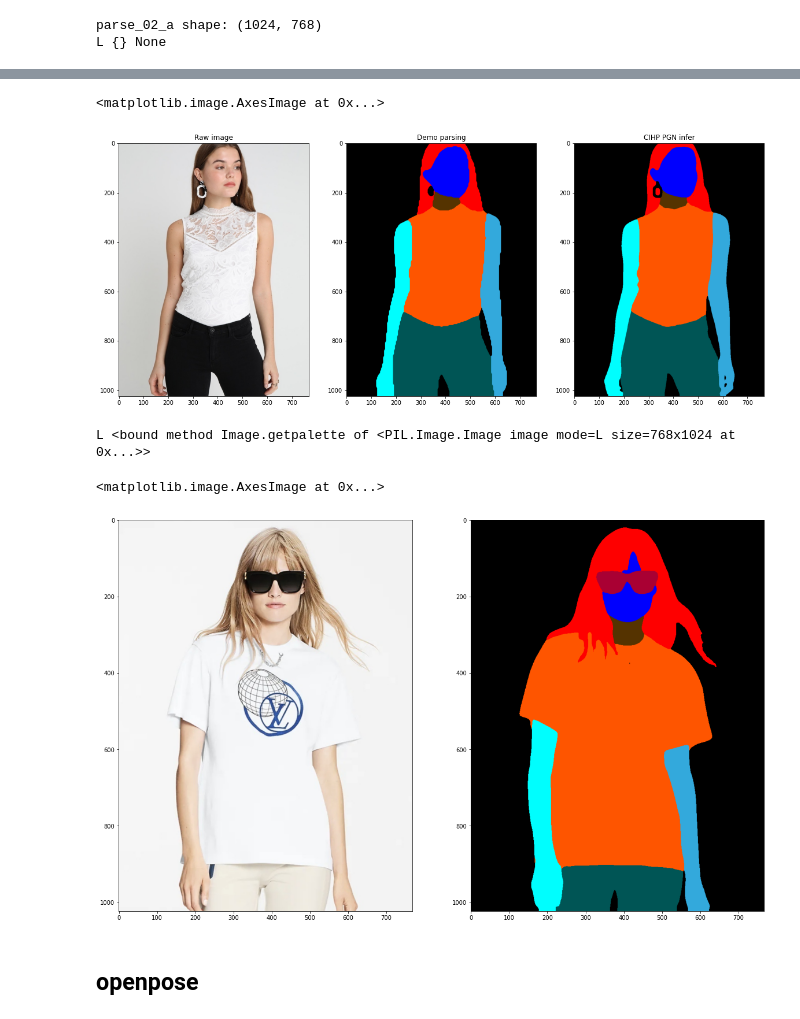
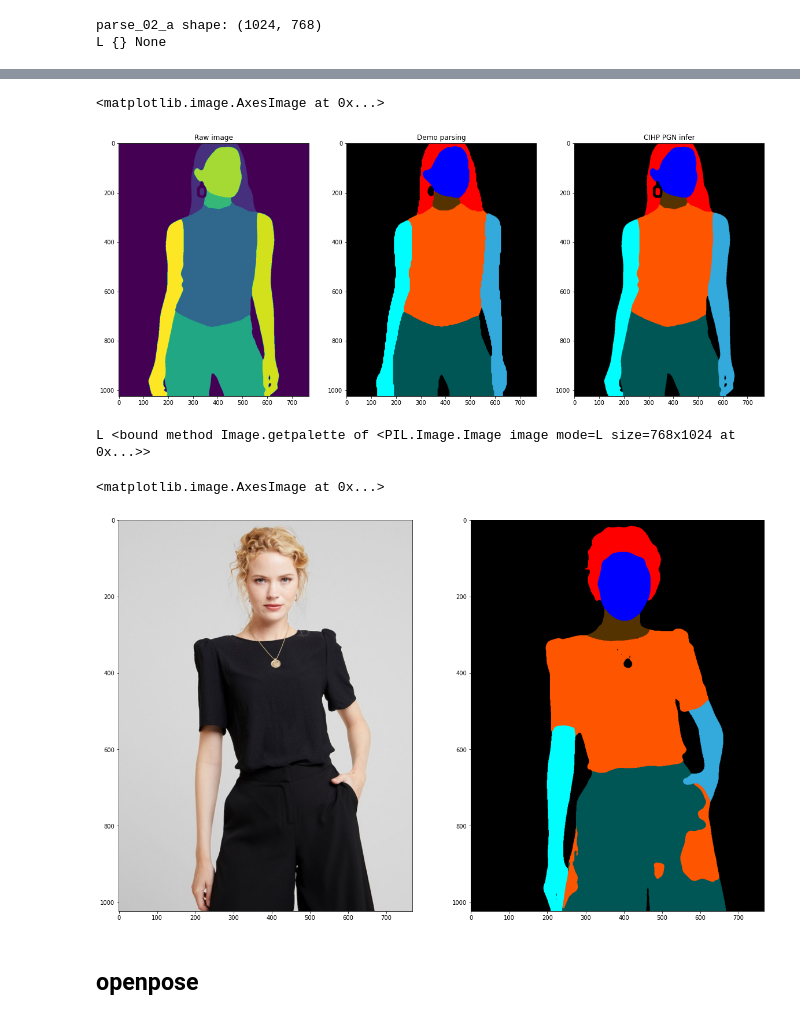
Before and after one commit to jiaqianjing/VITON-HD, a Jupyter notebook: analysis.ipynb, the cells around one changed output, grey strips where cells are left out. Cells and saved outputs as stored; diff of their text form; code cells hidden in the pictures.

```diff
--- a/analysis.ipynb
+++ b/analysis.ipynb
@@ -285,7 +269,7 @@ parse_02.putpalette(color_map)
 plt.figure(figsize=(20, 10), dpi=72)
 plt.subplot(1,3,1)
 plt.title('Raw image')
-plt.imshow(Image.open('datasets/test/image/10549_00.jpg'))
+plt.imshow(Image.open(test_parse_path))
 plt.subplot(1,3,2)
 plt.title("Demo parsing")
 plt.imshow(parse)
@@ -294,20 +278,20 @@ plt.title("CIHP PGN infer")
 plt.imshow(parse_02)
 # %% [output]
 <matplotlib.image.AxesImage at 0x...>
-[figure, old version]
+[figure, new version]
 # %%
-test = Image.open('./datasets/test/image-parse/m_00002.png').convert('L')
+test = Image.open('./datasets/test/image-parse/07573_00.png').convert('L')
 print(test.mode, test.getpalette)
 test.putpalette(color_map)
 plt.figure(figsize=(20,15), dpi=72)
 plt.subplot(1,2,1)
-plt.imshow(Image.open('./datasets/test/image/m_00002.jpg'))
+plt.imshow(Image.open('./datasets/test/image/07573_00.jpg'))
 plt.subplot(1,2,2)
 plt.imshow(test)
 # %% [output]
 L <bound method Image.getpalette of <PIL.Image.Image image mode=L size=768x1024 at 0x...>>
 <matplotlib.image.AxesImage at 0x...>
-[figure, old version]
+[figure, new version]
 # %% [markdown]
 ## openpose
 # %%
```
Also changed, not shown: parts of 13 cells of this notebook, 7 other files.
